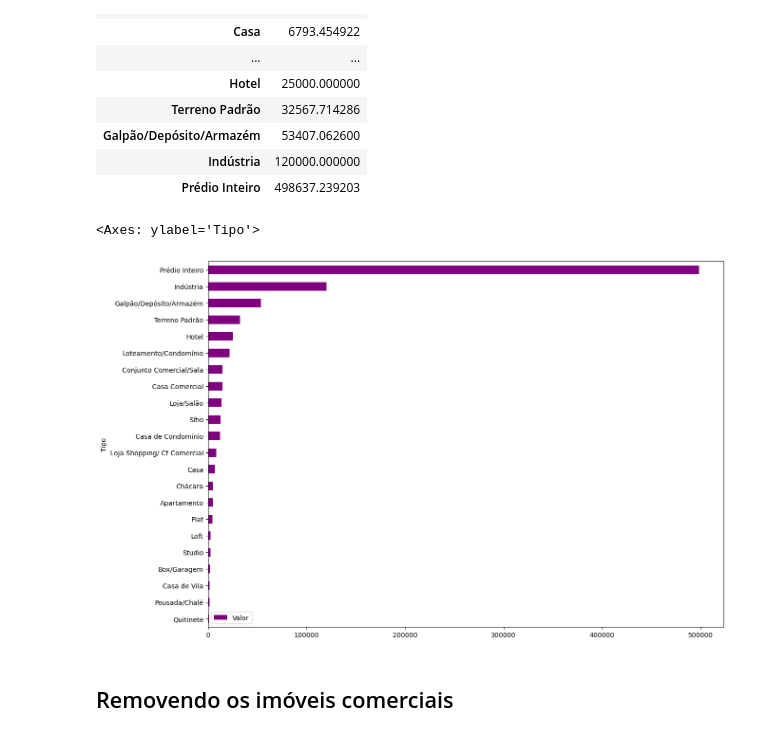
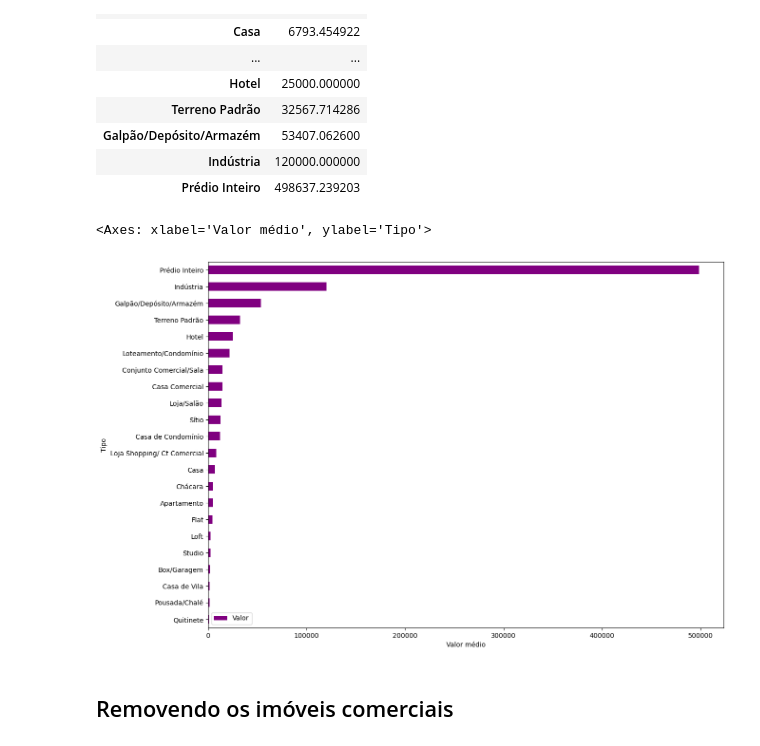
Before and after one commit to DiegoF-G/Pandas, a Jupyter notebook: projeto_imobiliaria.ipynb, the cells around one changed output. Saved outputs shown, nothing was run; the diff lists cells and outputs as text; code cells hidden in the pictures.

```diff
--- a/projeto_imobiliaria.ipynb
+++ b/projeto_imobiliaria.ipynb
@@ -225,10 +230,10 @@ display(dados.groupby('Tipo')[['Valor']].mean().sort_values('Valor'))
 # %%
 # Plotando gráfico...
 media_alugueis = dados.groupby('Tipo')[['Valor']].mean().sort_values('Valor')
-media_alugueis.plot(kind='barh', figsize=(14, 10), color='purple')
+media_alugueis.plot(kind='barh', figsize=(14, 10), color='purple', xlabel='Valor médio')
 # %% [output]
-<Axes: ylabel='Tipo'>
+<Axes: xlabel='Valor médio', ylabel='Tipo'>
-[figure, old version]
+[figure, new version]
 # %% [markdown]
 ## Removendo os imóveis comerciais
 # %%
```
Also changed, not shown: parts of 18 cells of this notebook.
